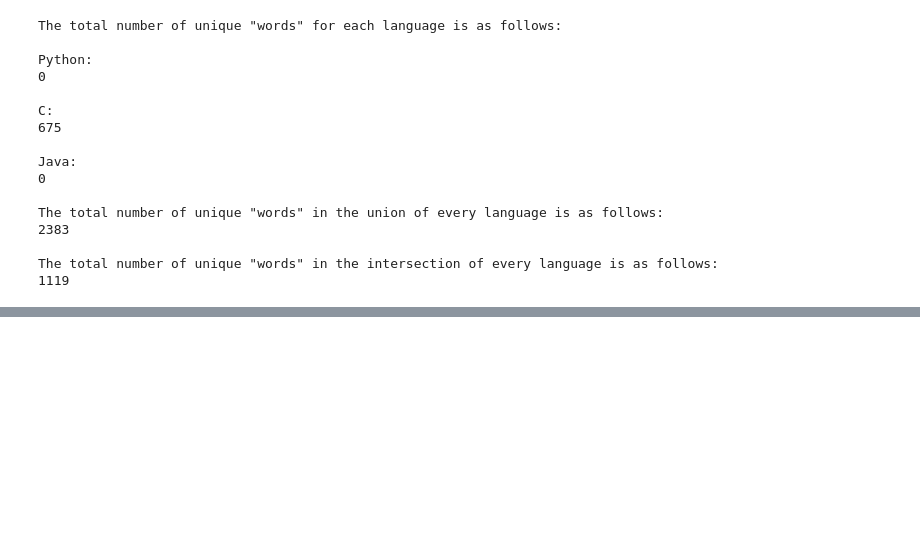
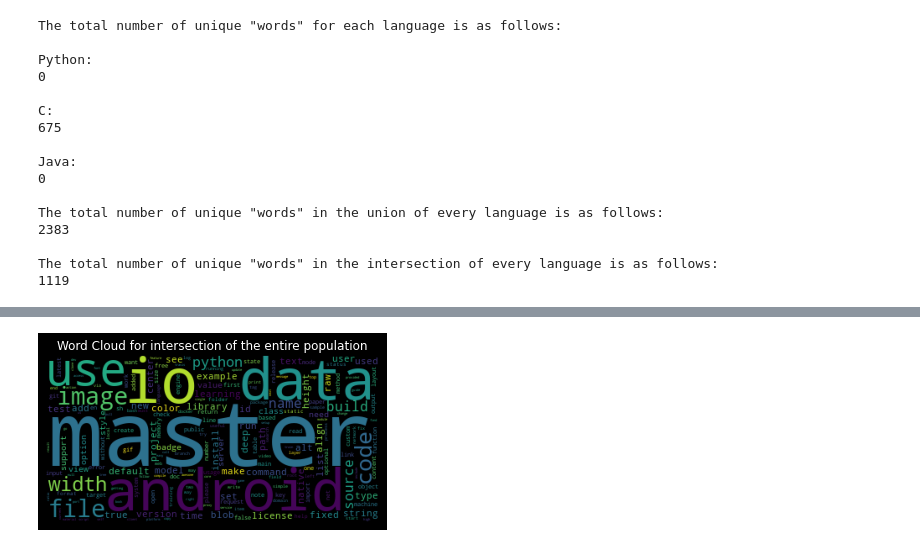
Before and after one commit to mackenr/nlp_project, a Jupyter notebook: explore.ipynb, the cells around one changed output, grey strips where cells are left out. Saved outputs shown, nothing was run; the diff lists cells and outputs as text; code cells hidden in the pictures; blank space fills up the shorter version.

```diff
--- a/explore.ipynb
+++ b/explore.ipynb
@@ -160,0 +239,19 @@ word_counts_df['c','python','']
+# %%
+aggvaldic=pd.Series(combined).value_counts()
+
+combinedvalcount=dict(zip(aggvaldic.index.to_list(),list(aggvaldic.values)))
+intersectiondic={}
+for i in setints:
+    a=combinedvalcount.get(i)
+    intersectiondic.update({i:a})
+
+intersectiondic
+intersectionfreqlist=[]
+for i in list(intersectiondic.keys()):
+    n=int(intersectiondic.get(i))
+    for r in range(0,n):
+        intersectionfreqlist.append(i)
+len(intersectionfreqlist)
+
+
+intersectionfreqlist=' '.join(intersectionfreqlist)
@@ -160,0 +286,10 @@ word_counts_df['c','python','']
+# %%
+
+img = WordCloud(background_color='black',collocations=False).generate(intersectionfreqlist)
+# WordCloud() produces an image object, which can be displayed with plt.imshow
+plt.imshow(img)
+# axis aren't very useful for a word cloud
+plt.axis('off')
+plt.title('Word Cloud for intersection of the entire population');
+# %% [output]
+[figure, added]
```
Also changed, not shown: parts of 11 cells of this notebook.
